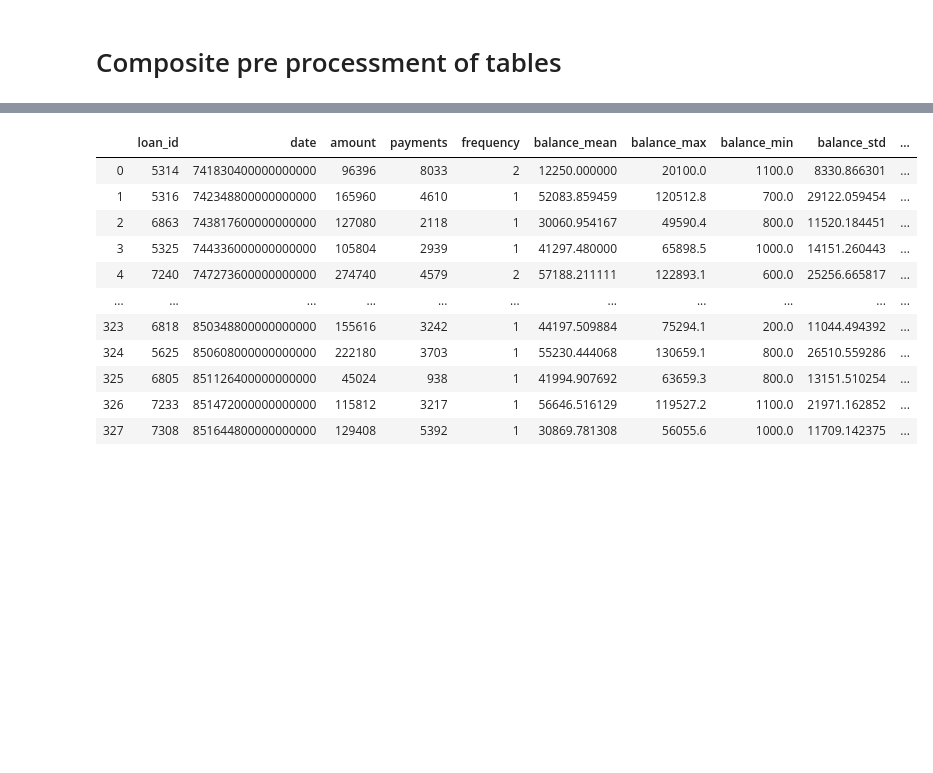
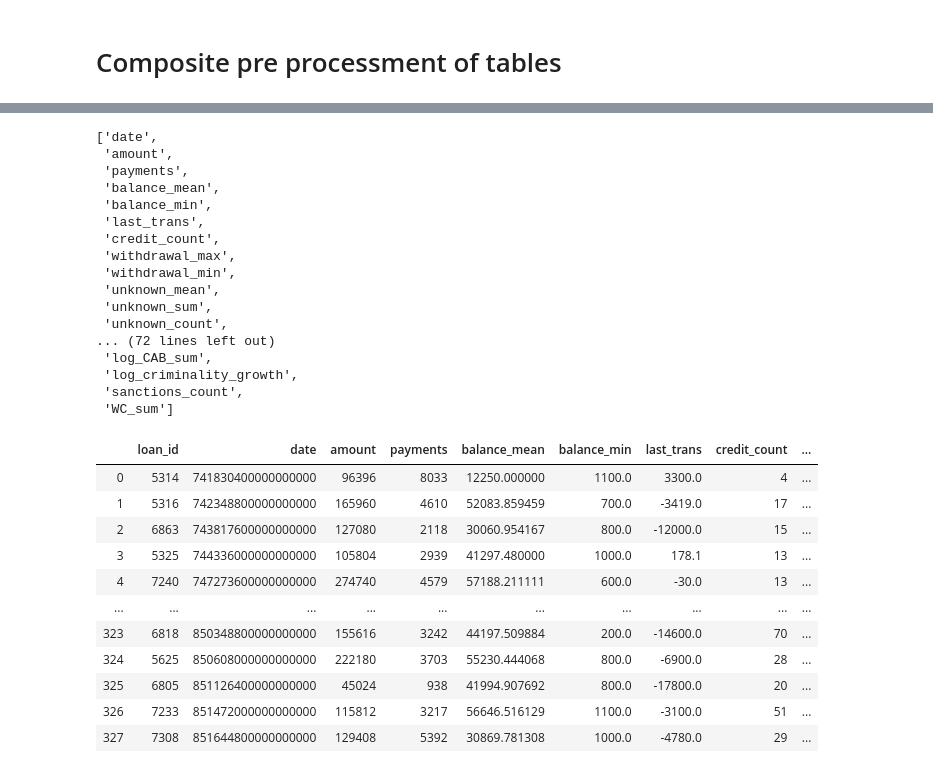
Before and after one commit to EdgarACarneiro/feup-ecac, a Jupyter notebook: project-competition/pre_processing.ipynb, the cells around one changed output, grey strips where cells are left out. Saved outputs shown, nothing was run; the diff lists cells and outputs as text; code cells hidden in the pictures; blank space fills up the shorter version.

```diff
--- a/project-competition/pre_processing.ipynb
+++ b/project-competition/pre_processing.ipynb
@@ -366,10 +361,10 @@ def select_features_RF(origin_df, debug=True):
         X, y = extract_X_y(df)
         cv = StratifiedKFold(n_splits=5, random_state=SEED, shuffle=True)
 
-        for train_index, test_index in cv.split(X):
+        for train_index, test_index in cv.split(X, y):
             X_train, X_test = X.iloc[train_index], X.iloc[test_index]
             y_train, y_test = y.iloc[train_index], y.iloc[test_index]
-            sel = SelectFromModel(RandomForestClassifier(n_estimators = 20,
+            sel = SelectFromModel(RandomForestClassifier(n_estimators = 8,
                                                          random_state=SEED))
             sel.fit(X_train, y_train)
 
@@ -1020,31 +1015,34 @@ def compose_dataset(loan_df, account_df, disp_df, card_df, client_df, trans_df,
         column_density_plot(df, 'owner_age_on_loan')
 
     # Dropping useless columns & normalizing others
-    df = df.drop(['district_id', 'account_id', 'owner_birthdate', 'duration',
-                 'pension', 'household'], axis=1)
+    df = df.drop(['district_id', 'account_id', 'owner_birthdate',
+                 'pension', 'household', 'account_creation_date',
+                 'last_trans_date'], axis=1)
 
     if debug:
         print(' > Obtained dataframe after joining the previous tables and doing some feature engineering over them')
-        display(df)
-        print(' > And the corresponding correlation matrix:')
-        get_df_correlation(df, (25, 25))
-
-    ###############################################
-
-    # Feature selection
-    df = df.drop(['account_creation_date', 'last_trans_date', 'total_ops', 'disponent_count'], axis=1)
-
-    # Setting status as last column
-    df =  df[[col for col in df if col not in ['status']] + ['status']]
-
-    if debug:
-        print(' >>> Table before heavy feature selection:')
         display(df)
         print(' > And the respective correlations')
         get_df_correlation(df, (25, 25))
         print(' > And the respective histograms for the given features')
         get_features_histogram(df, (20, 60))
 
+    ###############################################
+
+    # Setting status as last column
+    df =  df[[col for col in df if col not in ['status']] + ['status']]
+
+    # Automatic and manual features selection
+
+    select_features_RF(df, debug=True)
+    if debug:
+        print(' > Applying feature selection')
+        print(' > Obtained features from feature selection:')
+        display(be_features)
+
+    df = df[['loan_id'] + rf_features + ['status']]
+
+    ###############################################
 
     if debug:
         print(' >>> Final table that will serve as input to the model:')
@@ -1061,12 +1137,29 @@ display(dataset)
+['date',
+ 'amount',
+ 'payments',
+ 'balance_mean',
+ 'balance_min',
+ 'last_trans',
+ 'credit_count',
+ 'withdrawal_max',
+ 'withdrawal_min',
+ 'unknown_mean',
+ 'unknown_sum',
+ 'unknown_count',
+... (72 lines left out)
+ 'log_CAB_sum',
+ 'log_criminality_growth',
+ 'sanctions_count',
+ 'WC_sum']
-|  | loan_id | date | amount | payments | frequency | balance_mean | balance_max | balance_min | balance_std | ... |
-| 0 | 5314 | 741830400000000000 | 96396 | 8033 | 2 | 12250.000000 | 20100.0 | 1100.0 | 8330.866301 | ... |
-| 1 | 5316 | 742348800000000000 | 165960 | 4610 | 1 | 52083.859459 | 120512.8 | 700.0 | 29122.059454 | ... |
-| 2 | 6863 | 743817600000000000 | 127080 | 2118 | 1 | 30060.954167 | 49590.4 | 800.0 | 11520.184451 | ... |
-| 3 | 5325 | 744336000000000000 | 105804 | 2939 | 1 | 41297.480000 | 65898.5 | 1000.0 | 14151.260443 | ... |
-| 4 | 7240 | 747273600000000000 | 274740 | 4579 | 2 | 57188.211111 | 122893.1 | 600.0 | 25256.665817 | ... |
-| ... | ... | ... | ... | ... | ... | ... | ... | ... | ... | ... |
-| 323 | 6818 | 850348800000000000 | 155616 | 3242 | 1 | 44197.509884 | 75294.1 | 200.0 | 11044.494392 | ... |
-| 324 | 5625 | 850608000000000000 | 222180 | 3703 | 1 | 55230.444068 | 130659.1 | 800.0 | 26510.559286 | ... |
-| 325 | 6805 | 851126400000000000 | 45024 | 938 | 1 | 41994.907692 | 63659.3 | 800.0 | 13151.510254 | ... |
-| 326 | 7233 | 851472000000000000 | 115812 | 3217 | 1 | 56646.516129 | 119527.2 | 1100.0 | 21971.162852 | ... |
-| 327 | 7308 | 851644800000000000 | 129408 | 5392 | 1 | 30869.781308 | 56055.6 | 1000.0 | 11709.142375 | ... |
+|  | loan_id | date | amount | payments | balance_mean | balance_min | last_trans | credit_count | ... |
+| 0 | 5314 | 741830400000000000 | 96396 | 8033 | 12250.000000 | 1100.0 | 3300.0 | 4 | ... |
+| 1 | 5316 | 742348800000000000 | 165960 | 4610 | 52083.859459 | 700.0 | -3419.0 | 17 | ... |
+| 2 | 6863 | 743817600000000000 | 127080 | 2118 | 30060.954167 | 800.0 | -12000.0 | 15 | ... |
+| 3 | 5325 | 744336000000000000 | 105804 | 2939 | 41297.480000 | 1000.0 | 178.1 | 13 | ... |
+| 4 | 7240 | 747273600000000000 | 274740 | 4579 | 57188.211111 | 600.0 | -30.0 | 13 | ... |
+| ... | ... | ... | ... | ... | ... | ... | ... | ... | ... |
+| 323 | 6818 | 850348800000000000 | 155616 | 3242 | 44197.509884 | 200.0 | -14600.0 | 70 | ... |
+| 324 | 5625 | 850608000000000000 | 222180 | 3703 | 55230.444068 | 800.0 | -6900.0 | 28 | ... |
+| 325 | 6805 | 851126400000000000 | 45024 | 938 | 41994.907692 | 800.0 | -17800.0 | 20 | ... |
+| 326 | 7233 | 851472000000000000 | 115812 | 3217 | 56646.516129 | 1100.0 | -3100.0 | 51 | ... |
+| 327 | 7308 | 851644800000000000 | 129408 | 5392 | 30869.781308 | 1000.0 | -4780.0 | 29 | ... |
```
Also changed, not shown: parts of 4 cells of this notebook, 2 other files.
